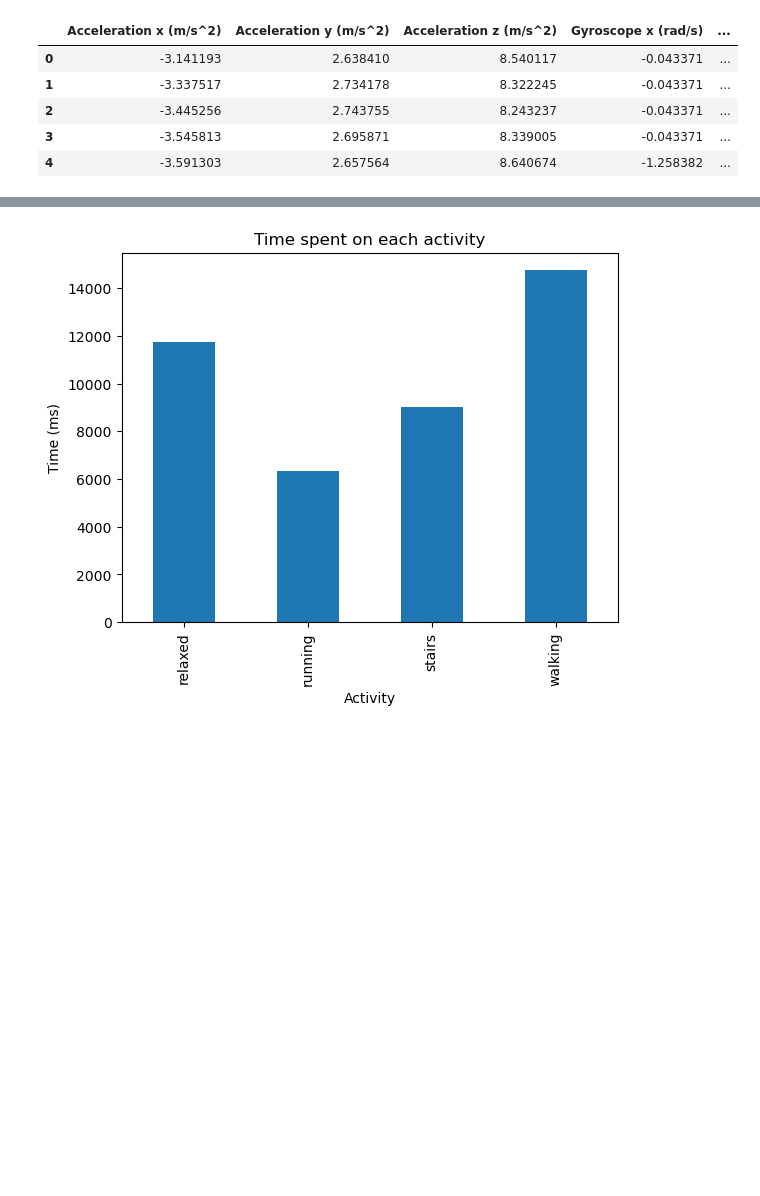
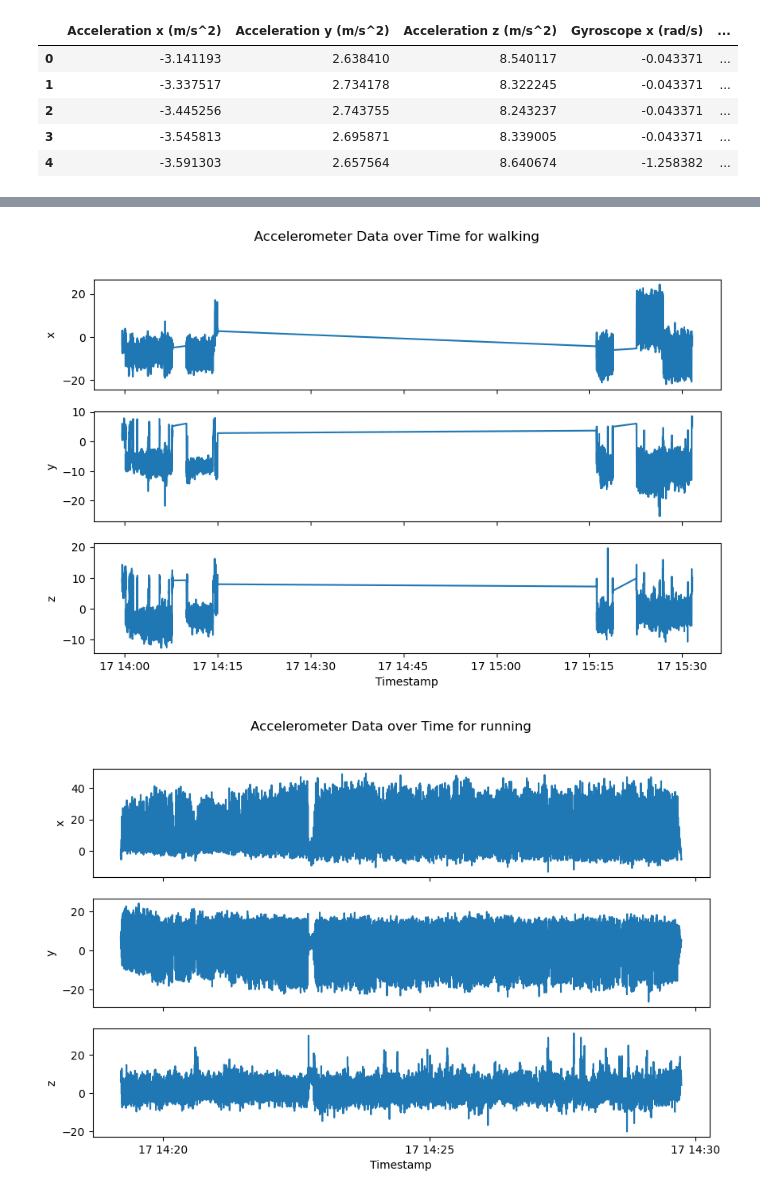
Before and after one commit to liatoutou/ML4QS, a Jupyter notebook: eda.ipynb, the cells around one changed output, grey strips where cells are left out. Drawn from its saved outputs; the diff is of its cells as text; code cells hidden in the pictures; blank space fills up the shorter version.

```diff
--- a/eda.ipynb
+++ b/eda.ipynb
@@ -192,12 +192,32 @@ final_data.head()
 | 2 | 2024-05-17 13:59:37.200 | -2.401145 | 2.601779 | 9.402748 | 0.024251 | ... |
 | 3 | 2024-05-17 13:59:37.300 | -1.852633 | 2.452620 | 9.426451 | 0.075075 | ... |
 | 4 | 2024-05-17 13:59:37.400 | -1.564371 | 2.317587 | 9.644802 | -0.019548 | ... |
-# %%
-#plot the time spent on each activity
-activity_time = final_data.groupby('Activity').size()
-activity_time.plot(kind='bar', title='Time spent on each activity')
-plt.ylabel('Time (ms)')
-plt.xlabel('Activity')
-plt.show()
-# %% [output]
-[figure, removed]
+# %%
+df = pd.read_csv('./data/final_data.csv')
+#drop the rows with all missing values
+df = df.dropna(subset=['Acceleration x (m/s^2)', 'Acceleration y (m/s^2)', 'Acceleration z (m/s^2)'])
+df.to_csv('./data/final_data.csv', index=False)
+
+# Convert 'Timestamp' to datetime
+df['Timestamp'] = pd.to_datetime(df['Timestamp'])
+
+# Get the unique activities
+activities = df['Activity'].unique()
+
+# For each activity
+for activity in activities:
+    activity_data = df[df['Activity'] == activity]
+
+    # Plot accelerometer data
+    fig, axs = plt.subplots(3, sharex=True, figsize=(10, 6))
+    fig.suptitle(f'Accelerometer Data over Time for {activity}')
+    sns.lineplot(ax=axs[0], data=activity_data, x='Timestamp', y='Acceleration x (m/s^2)')
+    axs[0].set_ylabel('x')
+    sns.lineplot(ax=axs[1], data=activity_data, x='Timestamp', y='Acceleration y (m/s^2)')
+    axs[1].set_ylabel('y')
+    sns.lineplot(ax=axs[2], data=activity_data, x='Timestamp', y='Acceleration z (m/s^2)')
+    axs[2].set_ylabel('z')
+    plt.show()
+# %% [output]
+[figure, added]
+[figure, added]
```
Also changed, not shown: parts of 5 cells of this notebook, 1 other file.
